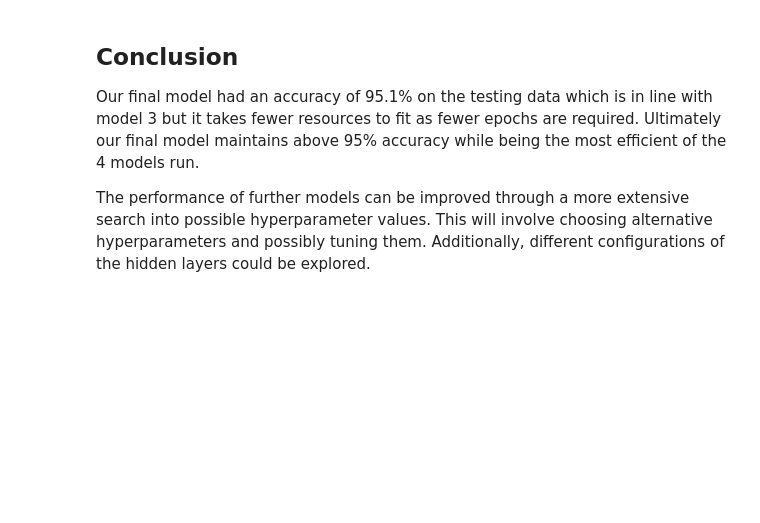
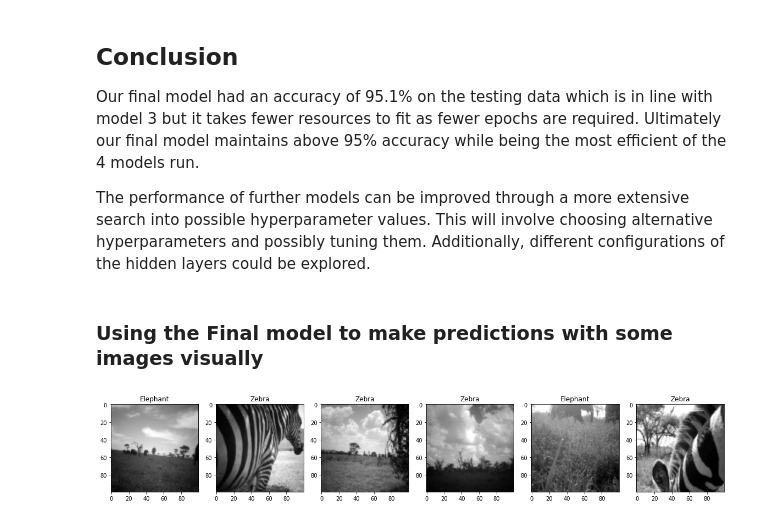
Before and after one commit to Saurabh-Roy/Project2, a Jupyter notebook: SubmissionFinal.ipynb, the cells around one changed output. Cells and saved outputs as stored; diff of their text form; code cells hidden in the pictures; blank space fills up the shorter version.

Commit message:
added visual predictions at the end

```diff
--- a/SubmissionFinal.ipynb
+++ b/SubmissionFinal.ipynb
@@ -613,3 +613,19 @@ The accuracy of the final model is 0.951, and the number of parameters is 128969
 Our final model had an accuracy of 95.1% on the testing data which is in line with model 3 but it takes fewer resources to fit as fewer epochs are required. Ultimately our final model maintains above 95% accuracy while being the most efficient of the 4 models run.
 
 The performance of further models can be improved through a more extensive search into possible hyperparameter values. This will involve choosing alternative hyperparameters and possibly tuning them. Additionally, different configurations of the hidden layers could be explored.
+# %% [markdown]
+### Using the Final model to make predictions with some images visually
+# %%
+fig, ax = plt.subplots(1,6, figsize = (20,10))
+np.floor(finalModel.predict(np.expand_dims(X_train[0], axis = 0), verbose=0)+0.5)
+np.random.seed(2022)
+for i in range(6):
+    rand_image = np.random.randint(7000)
+    pred = np.floor(finalModel.predict(np.expand_dims(X_train[rand_image], axis = 0), verbose=0)+0.5)
+    ax[i].imshow(X_train[rand_image], cmap = plt.cm.gray)
+    if pred == 1:
+        ax[i].set_title("Zebra")
+    else:
+        ax[i].set_title("Elephant")
+# %% [output]
+[figure, added]
```
